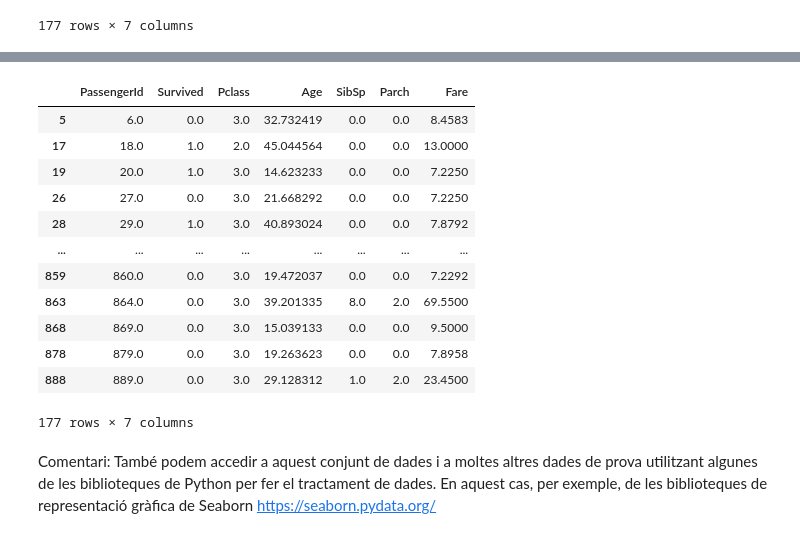
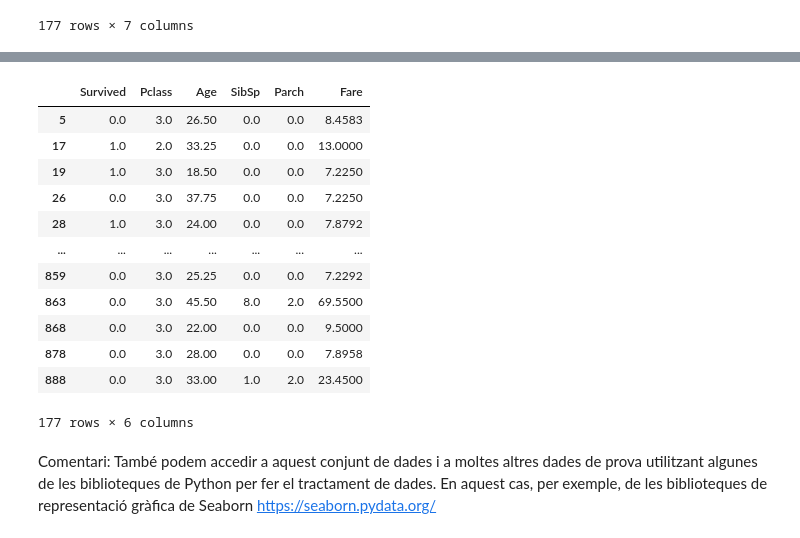
Before and after one commit to raulbenitez/introAI_ICE, a Jupyter notebook: Tema1_Exploració_dades.ipynb, the cells around one changed output, grey strips where cells are left out. Saved outputs shown, nothing was run; the diff lists cells and outputs as text; code cells hidden in the pictures.

```diff
--- a/Tema1_Exploració_dades.ipynb
+++ b/Tema1_Exploració_dades.ipynb
@@ -406,7 +408,7 @@ Ara fem una ullada a un dels conjunts de dades d'anàlisi de dades coneguts:
 
 https://www.kaggle.com/c/titanic
 # %%
-df1 = pd.read_csv('/content/train.csv')
+df1 = pd.read_csv('/content/train_kaggle.csv')
 df1.head()
 # %% [output]
 |  | PassengerId | Survived | Pclass | Name | Sex | Age | SibSp | Parch | Ticket | Fare | ... |
@@ -602,0 +617,3 @@ df1_num.loc[df1_num['Age'].isna()==True]
+# %%
+df1_num.drop(df1_num.columns[0],axis=1,inplace=True)
+df1_num.head()
@@ -603,24 +627,24 @@ df1_num.loc[df1_num['Age'].isna()==True]
 # %%
 from sklearn.impute import KNNImputer
-imputer = KNNImputer(n_neighbors=2, weights="distance")
+imputer = KNNImputer(n_neighbors=2, weights="uniform")
 imputed_data = imputer.fit_transform(df1_num)
 
 df1_imputed = pd.DataFrame(imputed_data,columns=df1_num.columns)
 df1_imputed.loc[df1_num['Age'].isna()==True]
 # %% [output]
-|  | PassengerId | Survived | Pclass | Age | SibSp | Parch | Fare |
-| 5 | 6.0 | 0.0 | 3.0 | 32.732419 | 0.0 | 0.0 | 8.4583 |
-| 17 | 18.0 | 1.0 | 2.0 | 45.044564 | 0.0 | 0.0 | 13.0000 |
-| 19 | 20.0 | 1.0 | 3.0 | 14.623233 | 0.0 | 0.0 | 7.2250 |
-| 26 | 27.0 | 0.0 | 3.0 | 21.668292 | 0.0 | 0.0 | 7.2250 |
-| 28 | 29.0 | 1.0 | 3.0 | 40.893024 | 0.0 | 0.0 | 7.8792 |
-| ... | ... | ... | ... | ... | ... | ... | ... |
-| 859 | 860.0 | 0.0 | 3.0 | 19.472037 | 0.0 | 0.0 | 7.2292 |
-| 863 | 864.0 | 0.0 | 3.0 | 39.201335 | 8.0 | 2.0 | 69.5500 |
-| 868 | 869.0 | 0.0 | 3.0 | 15.039133 | 0.0 | 0.0 | 9.5000 |
-| 878 | 879.0 | 0.0 | 3.0 | 19.263623 | 0.0 | 0.0 | 7.8958 |
-| 888 | 889.0 | 0.0 | 3.0 | 29.128312 | 1.0 | 2.0 | 23.4500 |
+|  | Survived | Pclass | Age | SibSp | Parch | Fare |
+| 5 | 0.0 | 3.0 | 26.50 | 0.0 | 0.0 | 8.4583 |
+| 17 | 1.0 | 2.0 | 33.25 | 0.0 | 0.0 | 13.0000 |
+| 19 | 1.0 | 3.0 | 18.50 | 0.0 | 0.0 | 7.2250 |
+| 26 | 0.0 | 3.0 | 37.75 | 0.0 | 0.0 | 7.2250 |
+| 28 | 1.0 | 3.0 | 24.00 | 0.0 | 0.0 | 7.8792 |
+| ... | ... | ... | ... | ... | ... | ... |
+| 859 | 0.0 | 3.0 | 25.25 | 0.0 | 0.0 | 7.2292 |
+| 863 | 0.0 | 3.0 | 45.50 | 8.0 | 2.0 | 69.5500 |
+| 868 | 0.0 | 3.0 | 22.00 | 0.0 | 0.0 | 9.5000 |
+| 878 | 0.0 | 3.0 | 28.00 | 0.0 | 0.0 | 7.8958 |
+| 888 | 0.0 | 3.0 | 33.00 | 1.0 | 2.0 | 23.4500 |
-177 rows × 7 columns
+177 rows × 6 columns
 # %% [markdown]
 Comentari: També podem accedir a aquest conjunt de dades i a moltes altres dades de prova utilitzant algunes de les biblioteques de Python per fer el tractament de dades. En aquest cas, per exemple, de les biblioteques de representació gràfica de Seaborn https://seaborn.pydata.org/
 # %%
```
Also changed, not shown: parts of 16 cells of this notebook.
